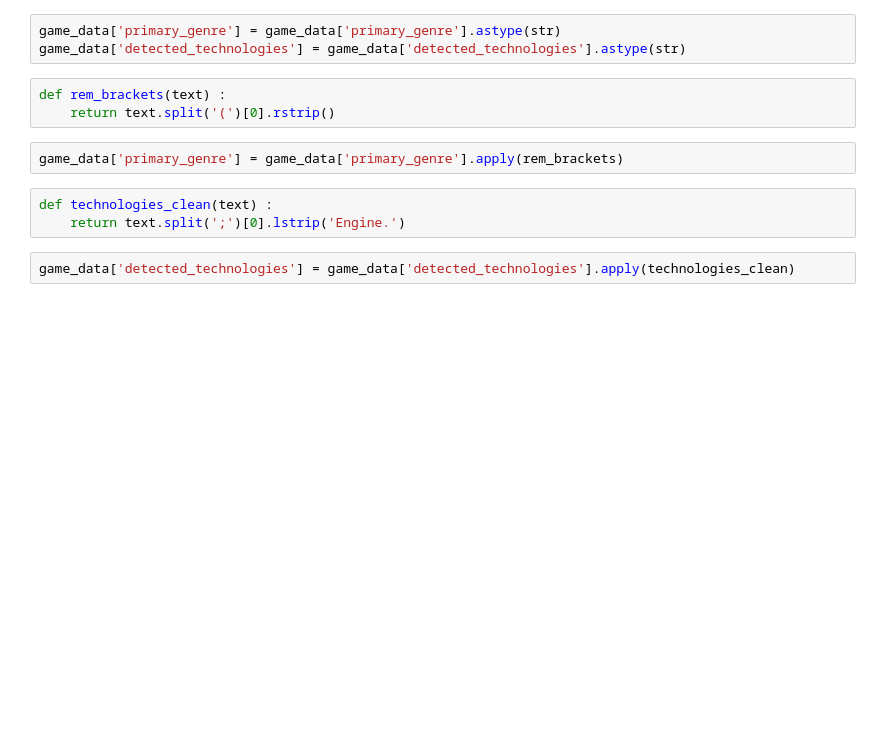
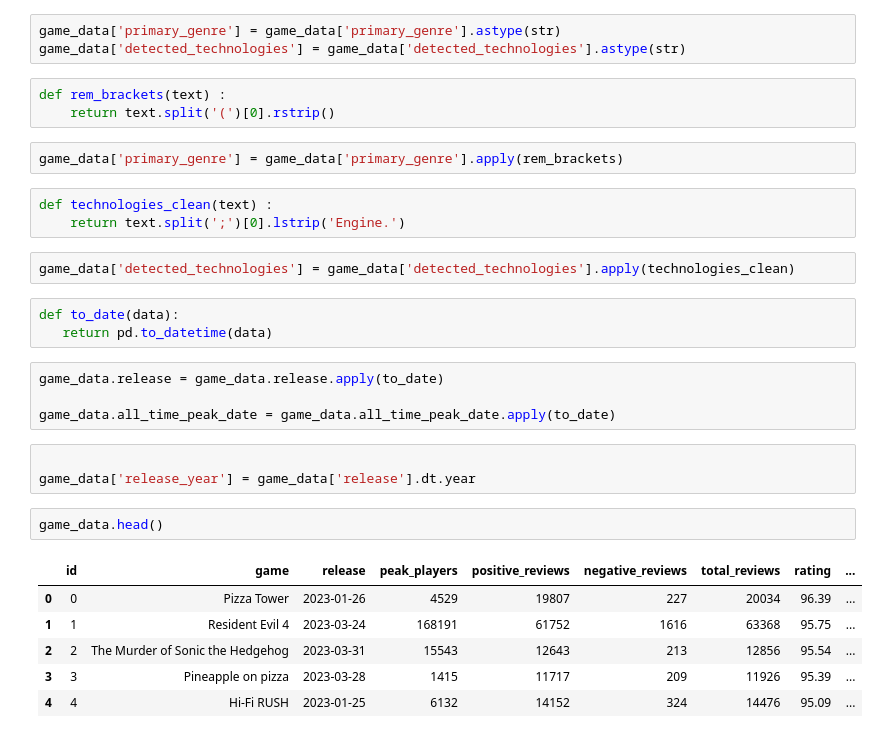
Before and after one commit to r3volte/Steam_Releases, a Jupyter notebook: Steam Releases.ipynb, the cells around one changed output. Saved outputs shown, nothing was run; the diff lists cells and outputs as text; blank space fills up the shorter version.

```diff
--- a/Steam Releases.ipynb
+++ b/Steam Releases.ipynb
@@ -90,3 +91,22 @@ def technologies_clean(text) :
     return text.split(';')[0].lstrip('Engine.')
 # %%
 game_data['detected_technologies'] = game_data['detected_technologies'].apply(technologies_clean)
+# %%
+def to_date(data):
+   return pd.to_datetime(data)
+# %%
+game_data.release = game_data.release.apply(to_date)
+
+game_data.all_time_peak_date = game_data.all_time_peak_date.apply(to_date)
+# %%
+
+game_data['release_year'] = game_data['release'].dt.year
+# %%
+game_data.head()
+# %% [output]
+|  | id | game | release | peak_players | positive_reviews | negative_reviews | total_reviews | rating | ... |
+| 0 | 0 | Pizza Tower | 2023-01-26 | 4529 | 19807 | 227 | 20034 | 96.39 | ... |
+| 1 | 1 | Resident Evil 4 | 2023-03-24 | 168191 | 61752 | 1616 | 63368 | 95.75 | ... |
+| 2 | 2 | The Murder of Sonic the Hedgehog | 2023-03-31 | 15543 | 12643 | 213 | 12856 | 95.54 | ... |
+| 3 | 3 | Pineapple on pizza | 2023-03-28 | 1415 | 11717 | 209 | 11926 | 95.39 | ... |
+| 4 | 4 | Hi-Fi RUSH | 2023-01-25 | 6132 | 14152 | 324 | 14476 | 95.09 | ... |
```
Also changed, not shown: parts of 2 cells of this notebook.
